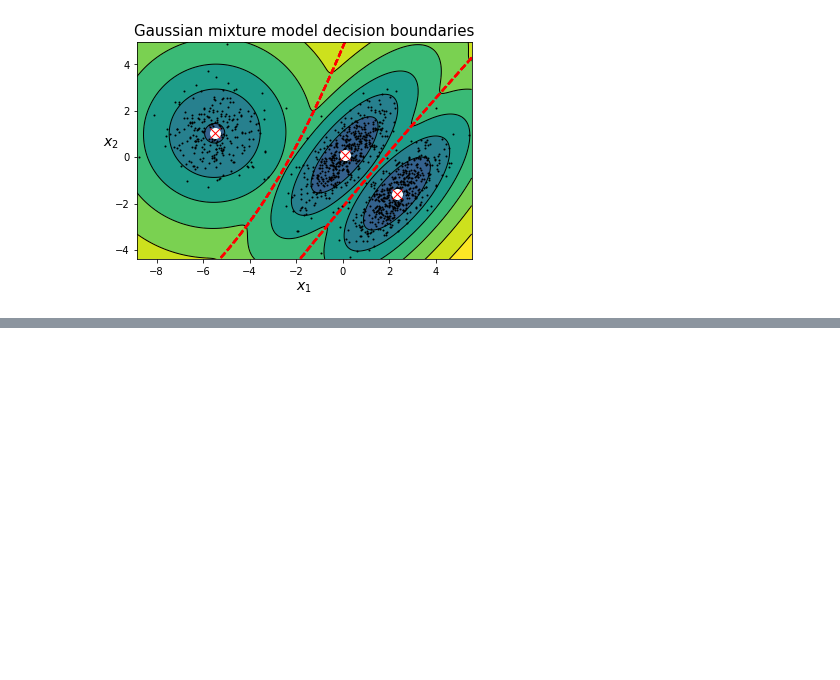
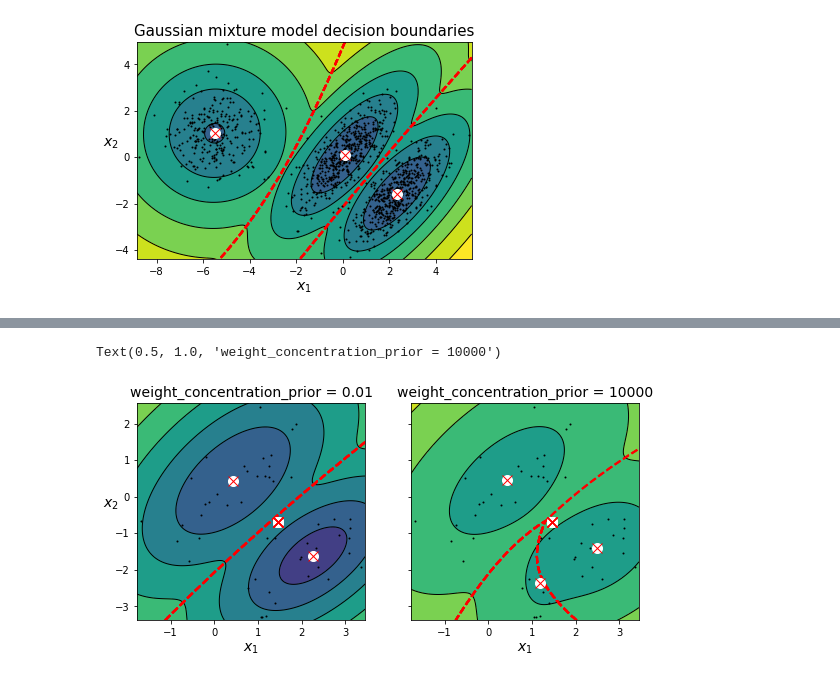
Before and after one commit to AnjuBanu/ML_DeepLearning_challenge, a Jupyter notebook: ML_DL_Challenge/Day_43/code.ipynb, the cells around one changed output, grey strips where cells are left out. Drawn from its saved outputs; the diff is of its cells as text; code cells hidden in the pictures; blank space fills up the shorter version.

```diff
--- a/ML_DL_Challenge/Day_43/code.ipynb
+++ b/ML_DL_Challenge/Day_43/code.ipynb
@@ -101,0 +163,19 @@ plot_gaussian_mixture(gm,X)
+# %%
+bgm_low = BayesianGaussianMixture(n_components=10, max_iter=1000, n_init=1,
+                                  weight_concentration_prior=0.01, random_state=42)
+bgm_high = BayesianGaussianMixture(n_components=10, max_iter=1000, n_init=1,
+                                  weight_concentration_prior=10000, random_state=42)
+nn=100
+bgm_low.fit(X[:nn])
+bgm_high.fit(X[:nn])
+nn=50
+plt.figure(figsize=(9, 4))
+plt.subplot(121)
+plot_gaussian_mixture(bgm_low, X[:nn])
+plt.title("weight_concentration_prior = 0.01", fontsize=14)
+plt.subplot(122)
+plot_gaussian_mixture(bgm_high, X[:nn], show_ylabels=False)
+plt.title("weight_concentration_prior = 10000", fontsize=14)
+# %% [output]
+Text(0.5, 1.0, 'weight_concentration_prior = 10000')
+[figure, added]
```
Also changed, not shown: parts of 4 cells of this notebook, 6 other files.
